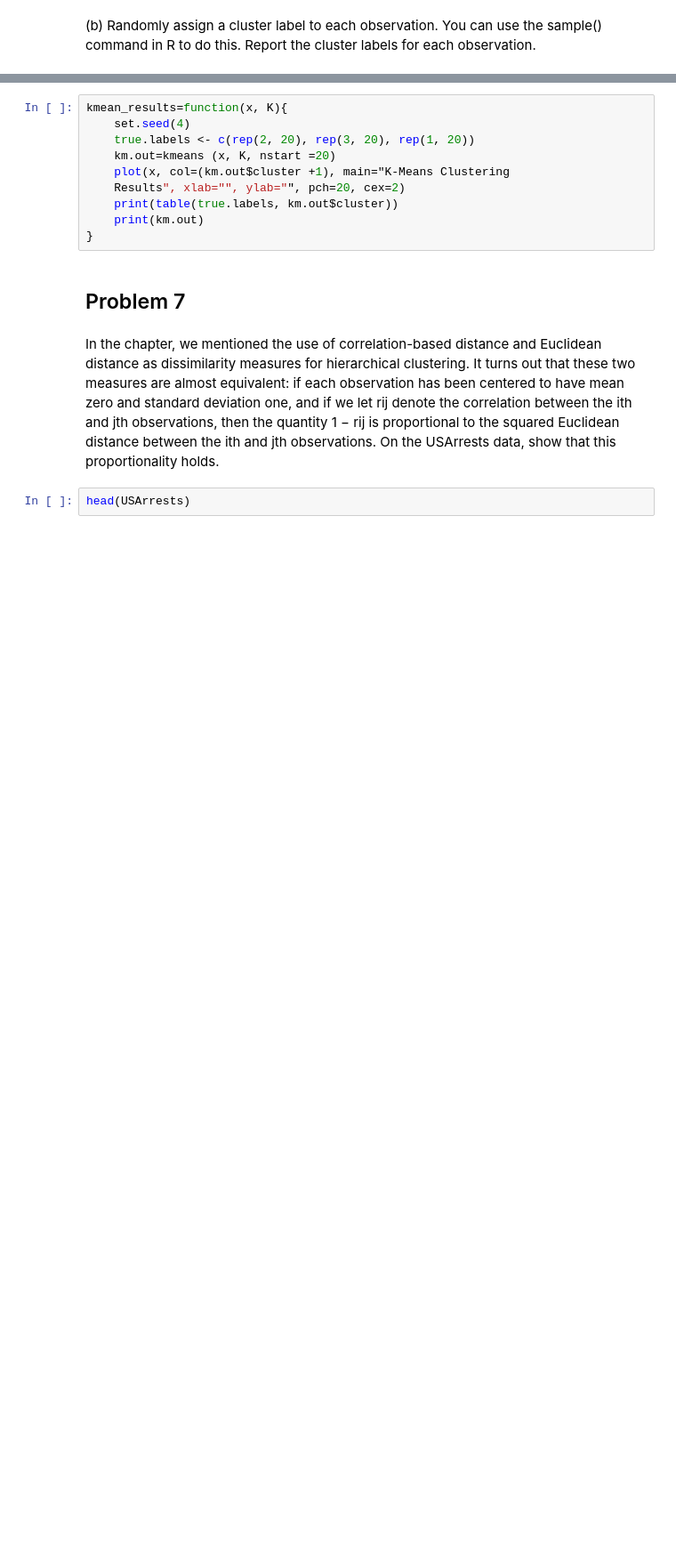
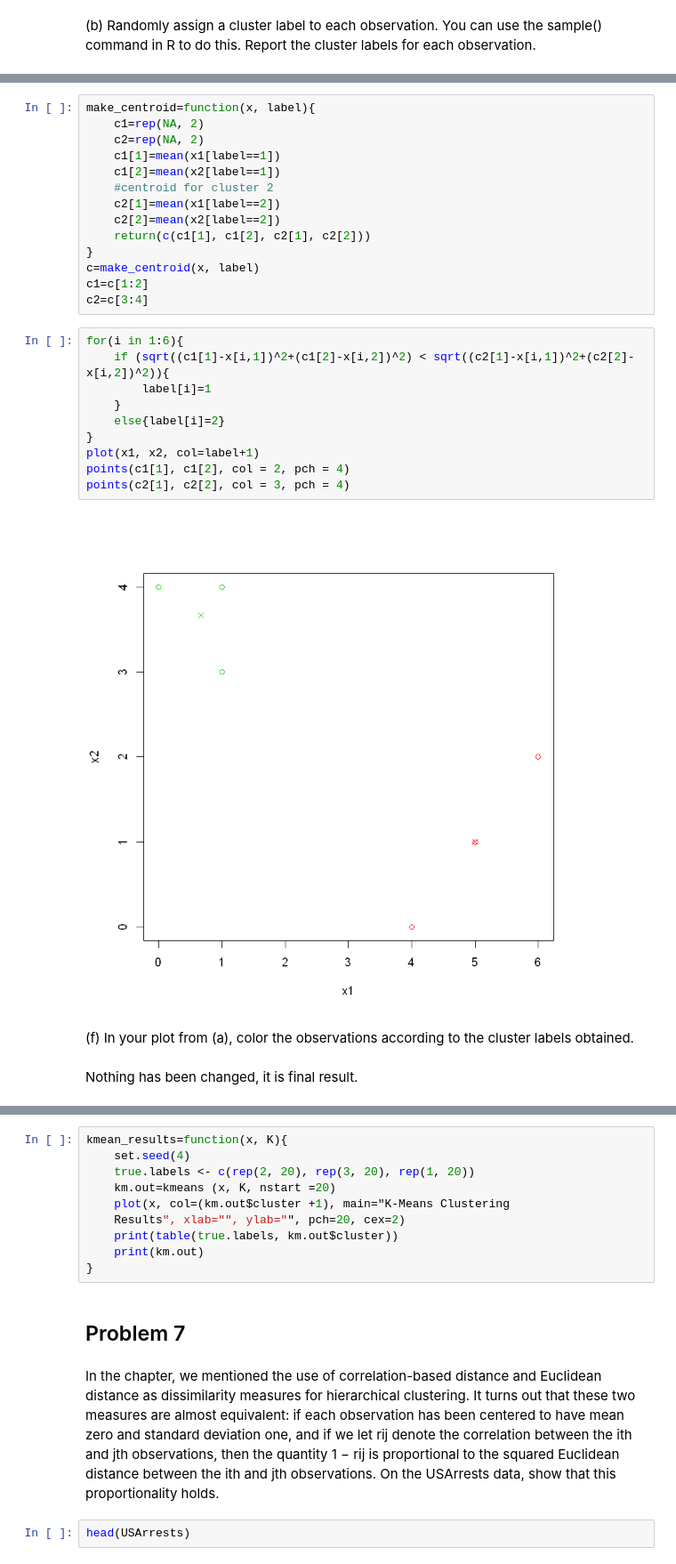
Before and after one commit to kuzn137/Statistical_problems, a Jupyter notebook: Ch10R.ipynb, the cells around one changed output, grey strips where cells are left out. Shown at 89% size. Cells and saved outputs as stored; diff of their text form; blank space fills up the shorter version.

```diff
--- a/Ch10R.ipynb
+++ b/Ch10R.ipynb
@@ -91,0 +113,31 @@ cluster labels obtained.
+# %%
+make_centroid=function(x, label){
+    c1=rep(NA, 2)
+    c2=rep(NA, 2)
+    c1[1]=mean(x1[label==1])
+    c1[2]=mean(x2[label==1])
+    #centroid for cluster 2
+    c2[1]=mean(x1[label==2])
+    c2[2]=mean(x2[label==2])
+    return(c(c1[1], c1[2], c2[1], c2[2]))
+}
+c=make_centroid(x, label)
+c1=c[1:2]
+c2=c[3:4]
+# %%
+for(i in 1:6){
+    if (sqrt((c1[1]-x[i,1])^2+(c1[2]-x[i,2])^2) < sqrt((c2[1]-x[i,1])^2+(c2[2]-x[i,2])^2)){
+        label[i]=1
+    }
+    else{label[i]=2}
+}
+plot(x1, x2, col=label+1)
+points(c1[1], c1[2], col = 2, pch = 4)
+points(c2[1], c2[2], col = 3, pch = 4)
+# %% [output]
+[figure, added]
+# %% [markdown]
+(f) In your plot from (a), color the observations according to the
+cluster labels obtained.
+# %% [markdown]
+Nothing has been changed, it is final result.
```
Also changed, not shown: parts of 10 cells of this notebook.
